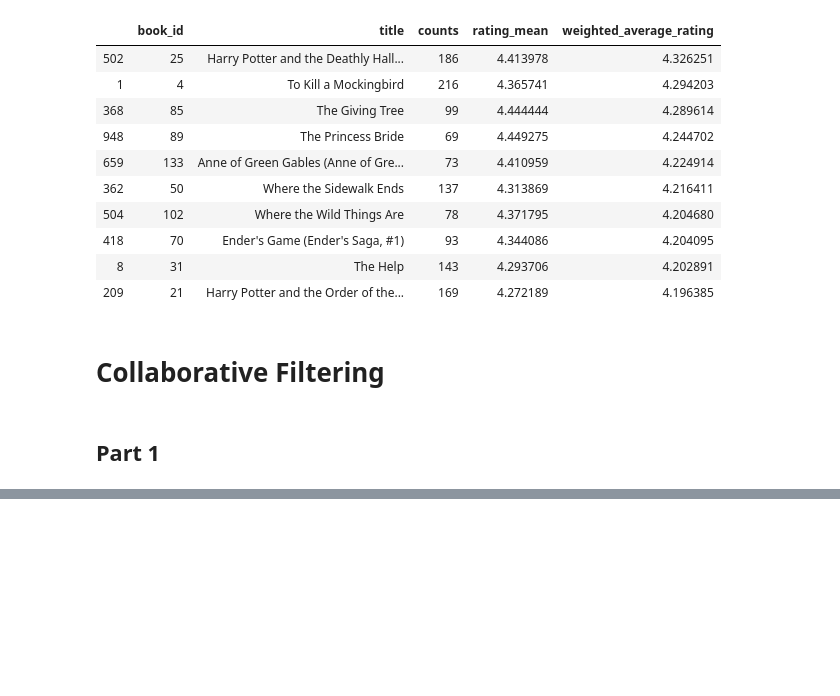
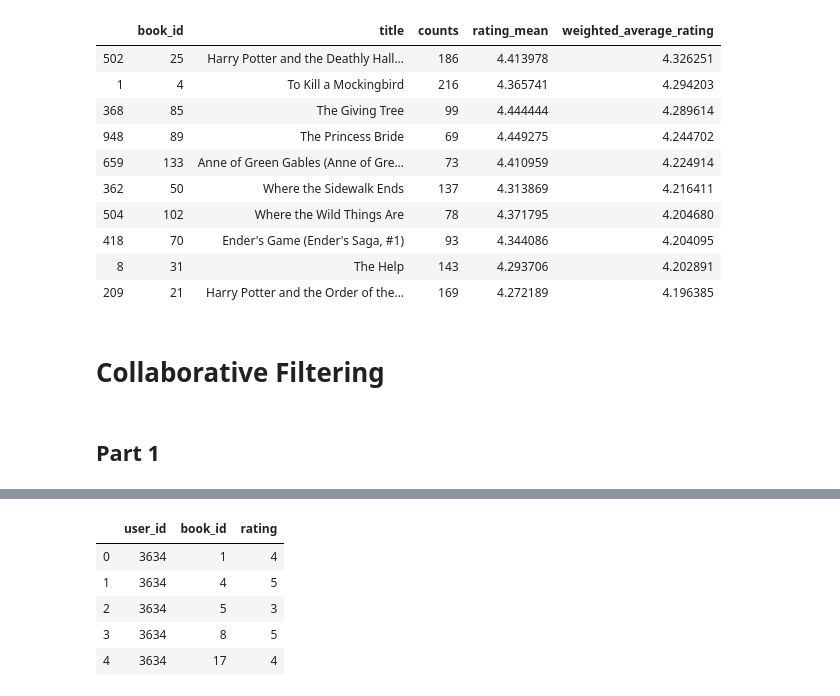
Before and after one commit to Lea1612/AI_Recommender_Systems, a Jupyter notebook: Notebook.ipynb, the cells around one changed output, grey strips where cells are left out. Saved outputs shown, nothing was run; the diff lists cells and outputs as text; code cells hidden in the pictures; blank space fills up the shorter version.

```diff
--- a/Notebook.ipynb
+++ b/Notebook.ipynb
@@ -322,0 +249,5 @@ items.head()
+# %%
+# b_r_u_df = book_rating_user_df
+b_r_u_df = pd.merge(books_df[['book_id', 'title']], ratings_df, on='book_id', how='inner')
+b_r_u_df = pd.merge(b_r_u_df, users_df, on='user_id', how='inner')
+b_r_u_df.head()
@@ -323,8 +271,13 @@ items.head()
 # %%
 ratings = b_r_u_df[['user_id', 'book_id', 'rating']]
-ratings['movie_id'] = ratings['book_id']
-ratings.drop('book_id', axis=1, inplace=True)
 ratings.head()
+# %% [output]
+|  | user_id | book_id | rating |
+| 0 | 3634 | 1 | 4 |
+| 1 | 3634 | 4 | 5 |
+| 2 | 3634 | 5 | 3 |
+| 3 | 3634 | 8 | 5 |
+| 4 | 3634 | 17 | 4 |
 # %%
 def keep_top_k(arr, k):
     smallest = heapq.nlargest(k, arr)[-1]
```
Also changed, not shown: parts of 22 cells of this notebook.
